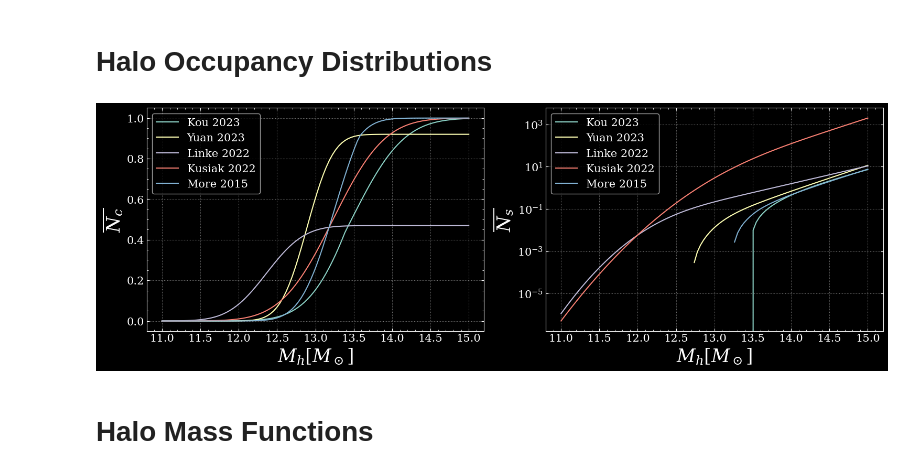
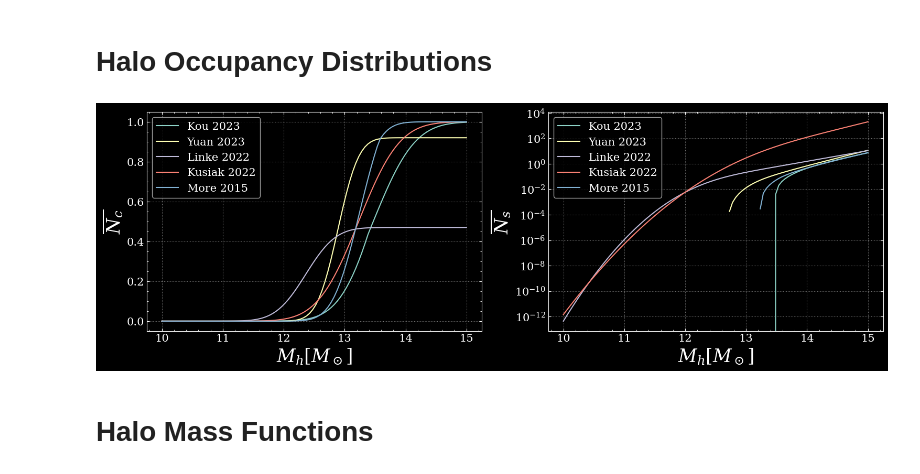
Before and after one commit to chadpopik/CAPPIBARAS, a Jupyter notebook: Intro.ipynb, the cells around one changed output. Cells and saved outputs as stored; diff of their text form; code cells hidden in the pictures.

```diff
--- a/Intro.ipynb
+++ b/Intro.ipynb
@@ -39,28 +40,33 @@ import Models.HODs
 # %%
 fig, axs = plt.subplots(1, 2, figsize=(15, 5), layout='constrained')
 axs[0].set(ylabel=r'$\overline{N_c}$', xlabel=r'$M_h [M_\odot]$')
 axs[1].set(ylabel=r'$\overline{N_s}$', xlabel=r'$M_h [M_\odot]$', yscale='log')
 
-mhalos = np.logspace(11, 15, 100)
+loghalos = np.linspace(10, 15, 100)
+
 Kou = HODs.Kou2023({'sample':'M*>10.8'})
-axs[0].plot(np.log10(mhalos), Kou.Nc(mhalos), label='Kou 2023')
-axs[1].plot(np.log10(mhalos), Kou.Ns(mhalos), label='Kou 2023')
+axs[0].plot(loghalos, Kou.Nc(loghalos), label='Kou 2023')
+axs[1].plot(loghalos, Kou.Ns(loghalos), label='Kou 2023')
+
 Yuan = HODs.Yuan2023({'sample':"LRG 0.4<z<0.6"})
-axs[0].plot(np.log10(mhalos), Yuan.Nc(mhalos), label='Yuan 2023')
-axs[1].plot(np.log10(mhalos), Yuan.Ns(mhalos), label='Yuan 2023')
+axs[0].plot(loghalos, Yuan.Nc(loghalos), label='Yuan 2023')
+axs[1].plot(loghalos, Yuan.Ns(loghalos), label='Yuan 2023')
+
 Linke = HODs.Linke2022({'sample':'MS red'})
-axs[0].plot(np.log10(mhalos), Linke.Nc(mhalos), label='Linke 2022')
-axs[1].plot(np.log10(mhalos), Linke.Ns(mhalos), label='Linke 2022')
+axs[0].plot(loghalos, Linke.Nc(loghalos), label='Linke 2022')
+axs[1].plot(loghalos, Linke.Ns(loghalos), label='Linke 2022')
+
 Kusiak = HODs.Kusiak2022({'sample':'Red'})
-axs[0].plot(np.log10(mhalos), Kusiak.Nc(mhalos), label='Kusiak 2022')
-axs[1].plot(np.log10(mhalos), Kusiak.Ns(mhalos), label='Kusiak 2022')
+axs[0].plot(loghalos, Kusiak.Nc(loghalos), label='Kusiak 2022')
+axs[1].plot(loghalos, Kusiak.Ns(loghalos), label='Kusiak 2022')
+
 More = HODs.More2015({'sample':'[11.10, 12.00]'})
-axs[0].plot(np.log10(mhalos), More.Nc(mhalos), label='More 2015')
-axs[1].plot(np.log10(mhalos), More.Ns(mhalos), label='More 2015')
+axs[0].plot(loghalos, More.Nc(loghalos), label='More 2015')
+axs[1].plot(loghalos, More.Ns(loghalos), label='More 2015')
 
 axs[0].legend(), axs[1].legend(); plt.show()
 # %% [output]
-[figure, old version]
+[figure, new version]
 # %% [markdown]
 # Halo Mass Functions
 # %%
```
Also changed, not shown: parts of 6 cells of this notebook, 50 other files.
